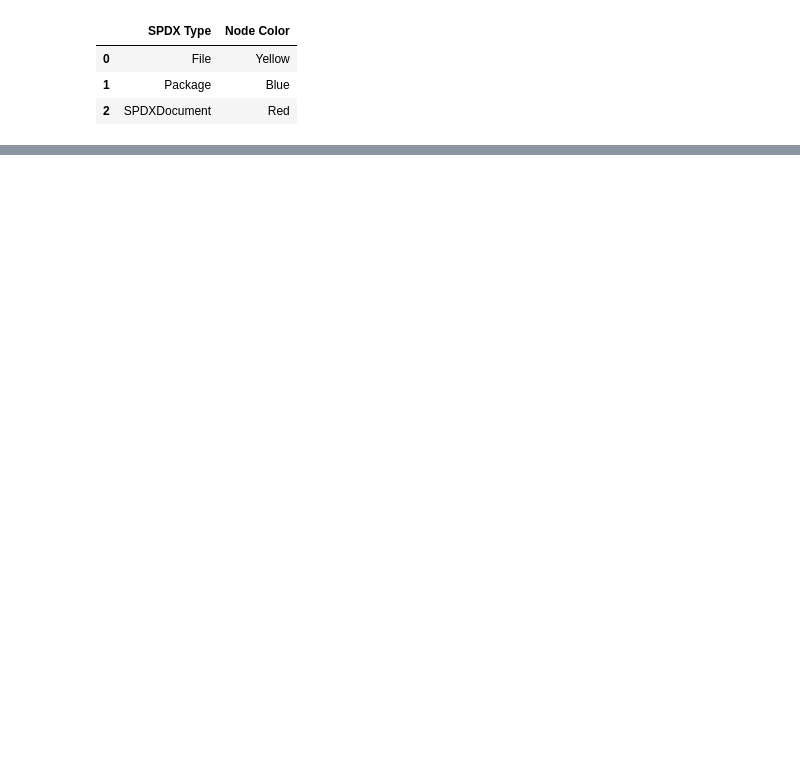
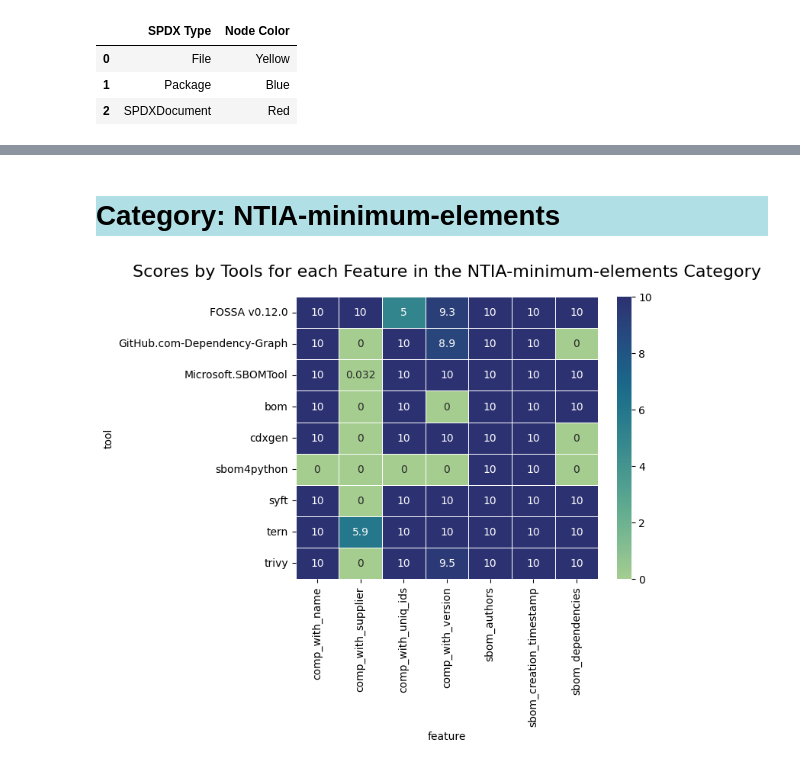
Before and after one commit to nd-crane/sbom-analysis, a Jupyter notebook: nbs/sboms/00_core.ipynb, the cells around one changed output, grey strips where cells are left out. Cells and saved outputs as stored; diff of their text form; code cells hidden in the pictures; blank space fills up the shorter version.

Commit message:
adding functions to the core

```diff
--- a/nbs/sboms/00_core.ipynb
+++ b/nbs/sboms/00_core.ipynb
@@ -598,0 +642,12 @@ get_relationship_graph(kg)
+# %%
+#| hide
+# Example of how to get SBOM quality scores based on json files generated by [sbomqs](https://github.com/interlynk-io/sbomqs) tool.
+#
+# The input is the path for json files generated using the sbomqs by the following command:
+#       $ sbomqs score {sbom_name_generated_by_any_tool.json}  --json >  {quality_score_file_name}.json
+#       where `{sbom_name_generated_by_any_tool.json}` is the name of the SBOM file generated by any tool you want to analyze,
+#       and `{quality_score_file_name}.json` is the name of the file that will contain the quality scores.
+#
+# The output of the function `sbomqs_scores` are two dataframes `sbomqs_df` and `feature_qscores`.
+
+sbomqs_df, feature_qscores = sbomqs_scores("../../data/tools_cs1/sbomqs/")
@@ -842,0 +1028,33 @@ display_relationship_graph_legend()
+# %%
+#| export
+
+import matplotlib.pyplot as plt
+from IPython.core.display import HTML
+import seaborn as sns
+
+def display_category_qscores_heatmap(
+    feature_qscores: DataFrame, # DataFrame with the quality scores for each feature in each category for all tools.
+    category_list: list = None  # List of categories to be displayed. If None, all categories are displayed.
+    )-> None:
+
+    """
+    This function displays a heatmap for each SBOM quality category showing scores by tools for each category feature.
+    """
+
+    category_list = feature_qscores['category'].unique() if category_list is None else category_list
+
+    for cat in category_list:
+        title = f"Scores by Tools for each Feature in the {cat} Category"
+        score_in_details_cat = feature_qscores[feature_qscores['category']==cat]
+        sns.heatmap(score_in_details_cat.pivot(index="tool", columns="feature", values="score"),
+            linecolor='white',linewidths=0.5, annot=True, cmap="crest")
+        display(HTML(f"<h1 style=\"background-color:powderblue;\">Category: {cat}</h1>"))
+
+        plt.title(title, y=1.05, fontsize = 16)
+        plt.show()
+# %%
+#| hide
+display_category_qscores_heatmap(feature_qscores, ['NTIA-minimum-elements'])
+# %% [output]
+Category: NTIA-minimum-elements
+[figure, added]
```
Also changed, not shown: parts of 18 cells of this notebook, 2 other files.
